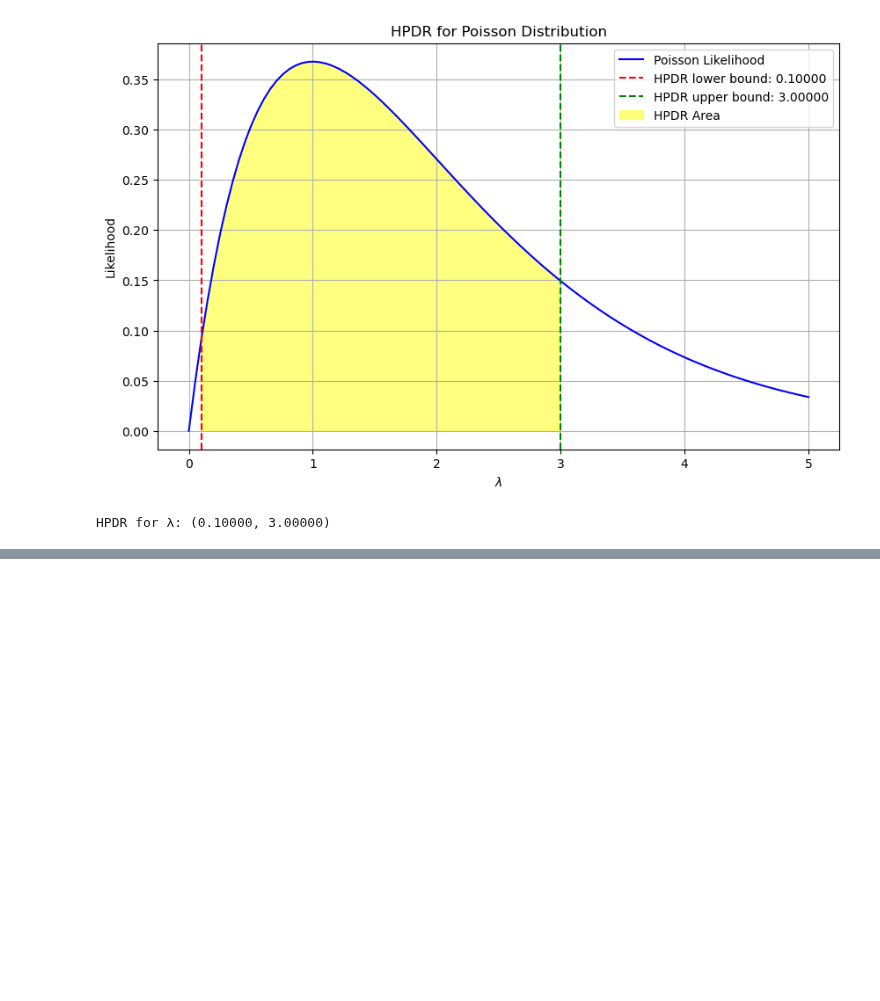
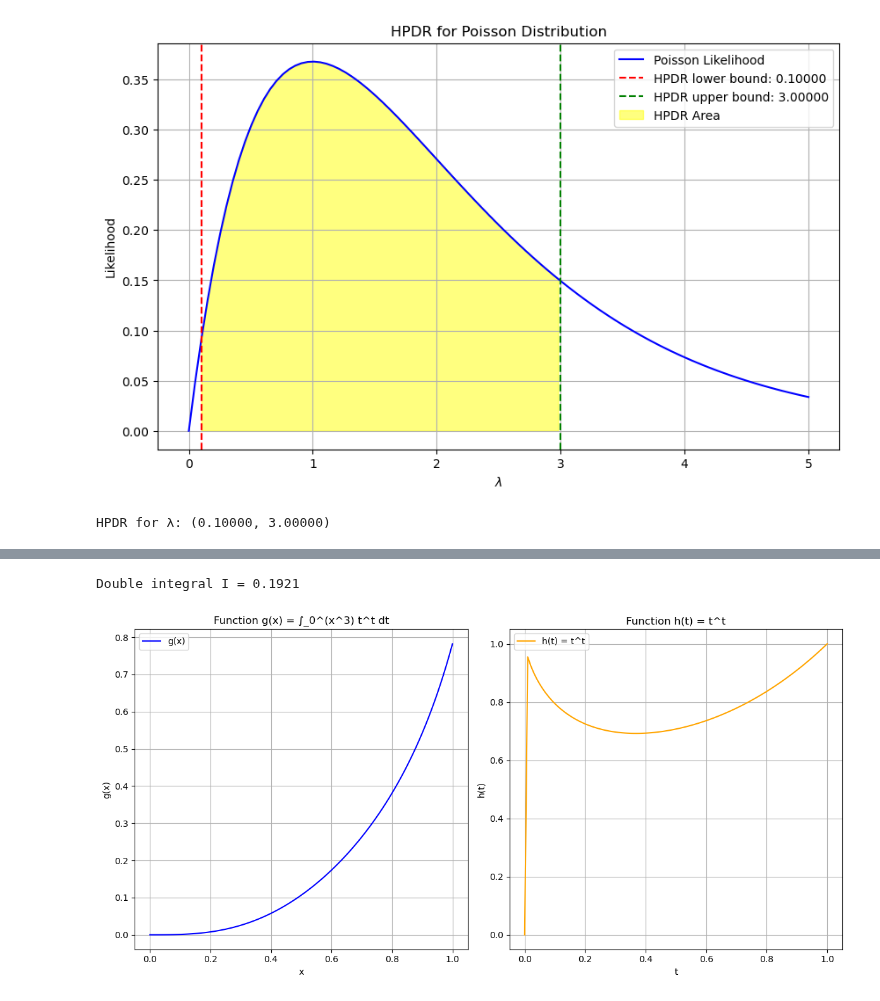
Before and after one commit to rocky115/DeepMythomatics, a Jupyter notebook: Sampling/Chapter-3/Saauntibaa_Saaguaan-7.ipynb, the cells around one changed output, grey strips where cells are left out. Drawn from its saved outputs; the diff is of its cells as text; code cells hidden in the pictures; blank space fills up the shorter version.

```diff
--- a/Sampling/Chapter-3/Saauntibaa_Saaguaan-7.ipynb
+++ b/Sampling/Chapter-3/Saauntibaa_Saaguaan-7.ipynb
@@ -360,0 +1429,67 @@ HPDR for λ: (0.10000, 3.00000)
+# %%
+import matplotlib.pyplot as plt
+
+# Function h(t) = t^t
+def h(t):
+    return t ** t if t > 0 else 0  # Handle t = 0 case
+
+# Function to calculate the inner integral g(x) = ∫_0^(x^3) h(t) dt
+def g(x):
+    t_limit = x ** 3
+    integral_value = 0
+    # Approximate the integral using a simple Riemann sum
+    n_steps = 1000
+    step_size = t_limit / n_steps
+    for i in range(n_steps):
+        t = i * step_size
+        integral_value += h(t) * step_size
+    return integral_value
+
+# Function to calculate the outer integral I = ∫_0^1 g(x) dx
+def calculate_double_integral():
+    integral_value = 0
+    # Approximate the integral using a simple Riemann sum
+    n_steps = 1000
+    step_size = 1 / n_steps
+    for i in range(n_steps):
+        x = i * step_size
+        integral_value += g(x) * step_size
+    return integral_value
+
+# Calculate the double integral
+result = calculate_double_integral()
+print(f"Double integral I = {result:.4f}")
+
+# Create a grid for plotting
+x_values = [i / 100 for i in range(101)]
+g_values = [g(x) for x in x_values]
+
+# Plotting h(t) and g(x)
+plt.figure(figsize=(12, 6))
+
+# Plot g(x)
+plt.subplot(1, 2, 1)
+plt.plot(x_values, g_values, label='g(x)', color='blue')
+plt.title('Function g(x) = ∫_0^(x^3) t^t dt')
+plt.xlabel('x')
+plt.ylabel('g(x)')
+plt.grid()
+plt.legend()
+
+# Plot h(t) for t in range [0, 1]
+t_values = [i / 100 for i in range(101)]
+h_values = [h(t) for t in t_values]
+
+plt.subplot(1, 2, 2)
+plt.plot(t_values, h_values, label='h(t) = t^t', color='orange')
+plt.title('Function h(t) = t^t')
+plt.xlabel('t')
+plt.ylabel('h(t)')
+plt.grid()
+plt.legend()
+
+plt.tight_layout()
+plt.show()
+# %% [output]
+Double integral I = 0.1921
+[figure, added]
```
Also changed, not shown: parts of 20 cells of this notebook.
